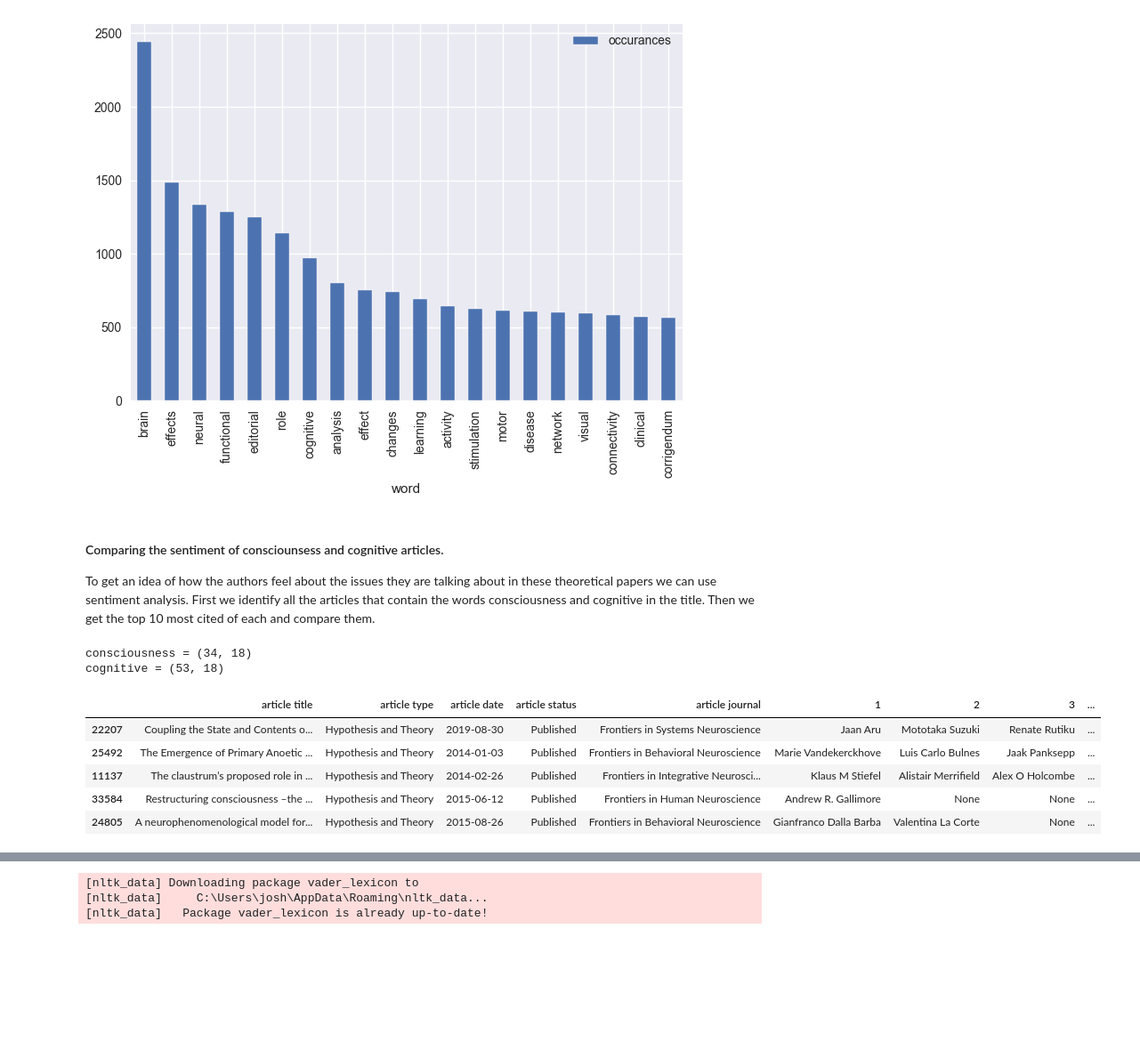
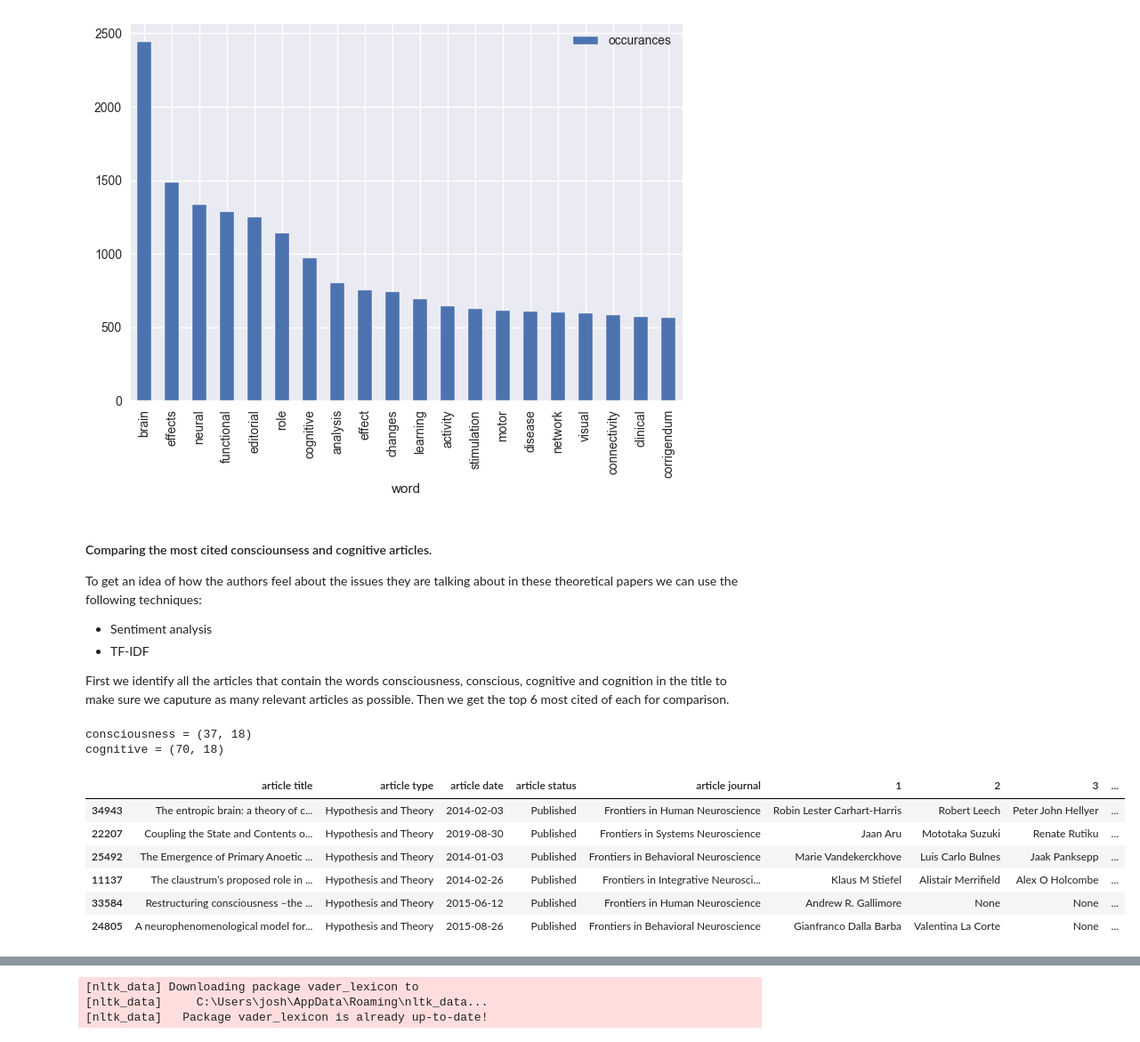
Before and after one commit to joshdev1/Frontiers, a Jupyter notebook: main_analysis/main_analysis.ipynb, the cells around one changed output, grey strips where cells are left out. Shown: that part at 89% size. Saved outputs shown, nothing was run; the diff lists cells and outputs as text; code cells hidden in the pictures; blank space fills up the shorter version.

```diff
--- a/main_analysis/main_analysis.ipynb
+++ b/main_analysis/main_analysis.ipynb
@@ -591,20 +607,25 @@ pd.DataFrame(fd, columns=['word','occurances']).set_index('word').plot(kind='bar
 # %% [output]
 [figure]
 # %% [markdown]
-#### Comparing the sentiment of consciounsess and cognitive articles.
-To get an idea of how the authors feel about the issues they are talking about in these theoretical papers we can use sentiment analysis. First we identify all the articles that contain the words consciousness and cognitive in the title. Then we get the top 10 most cited of each and compare them.
+#### Comparing the most cited consciounsess and cognitive articles.
+To get an idea of how the authors feel about the issues they are talking about in these theoretical papers we can use the following techniques:
+- Sentiment analysis
+- TF-IDF
+
+First we identify all the articles that contain the words consciousness, conscious, cognitive and cognition in the title to make sure we caputure as many relevant articles as possible. Then we get the top 6 most cited of each for comparison.
 # %%
-df_consciousness = df_hypothesis.loc[df_hypothesis['article title'].str.contains("consciousness", case=False)]
-df_cognitive = df_hypothesis.loc[df_hypothesis['article title'].str.contains("cognitive", case=False)]
+df_consciousness = df_hypothesis.loc[df_hypothesis['article title'].str.contains("consciousness | conscious", case=False)]
+df_cognitive = df_hypothesis.loc[df_hypothesis['article title'].str.contains("cognitive | cognition", case=False)]
 print("consciousness =", df_consciousness.shape)
 print("cognitive =", df_cognitive.shape)
 # %% [output]
-consciousness = (34, 18)
-cognitive = (53, 18)
+consciousness = (37, 18)
+cognitive = (70, 18)
 # %%
-df_consciousness.nlargest(n=5, columns=['citations'])
+df_consciousness.nlargest(n=6, columns=['citations'])
 # %% [output]
 |  | article title | article type | article date | article status | article journal | 1 | 2 | 3 | ... |
+| 34943 | The entropic brain: a theory of c... | Hypothesis and Theory | 2014-02-03 | Published | Frontiers in Human Neuroscience | Robin Lester Carhart-Harris | Robert Leech | Peter John Hellyer | ... |
 | 22207 | Coupling the State and Contents o... | Hypothesis and Theory | 2019-08-30 | Published | Frontiers in Systems Neuroscience | Jaan Aru | Mototaka Suzuki | Renate Rutiku | ... |
 | 25492 | The Emergence of Primary Anoetic ... | Hypothesis and Theory | 2014-01-03 | Published | Frontiers in Behavioral Neuroscience | Marie Vandekerckhove | Luis Carlo Bulnes | Jaak Panksepp | ... |
 | 11137 | The claustrum’s proposed role in ... | Hypothesis and Theory | 2014-02-26 | Published | Frontiers in Integrative Neurosci... | Klaus M Stiefel | Alistair Merrifield | Alex O Holcombe | ... |
```
Also changed, not shown: parts of 30 cells of this notebook.
